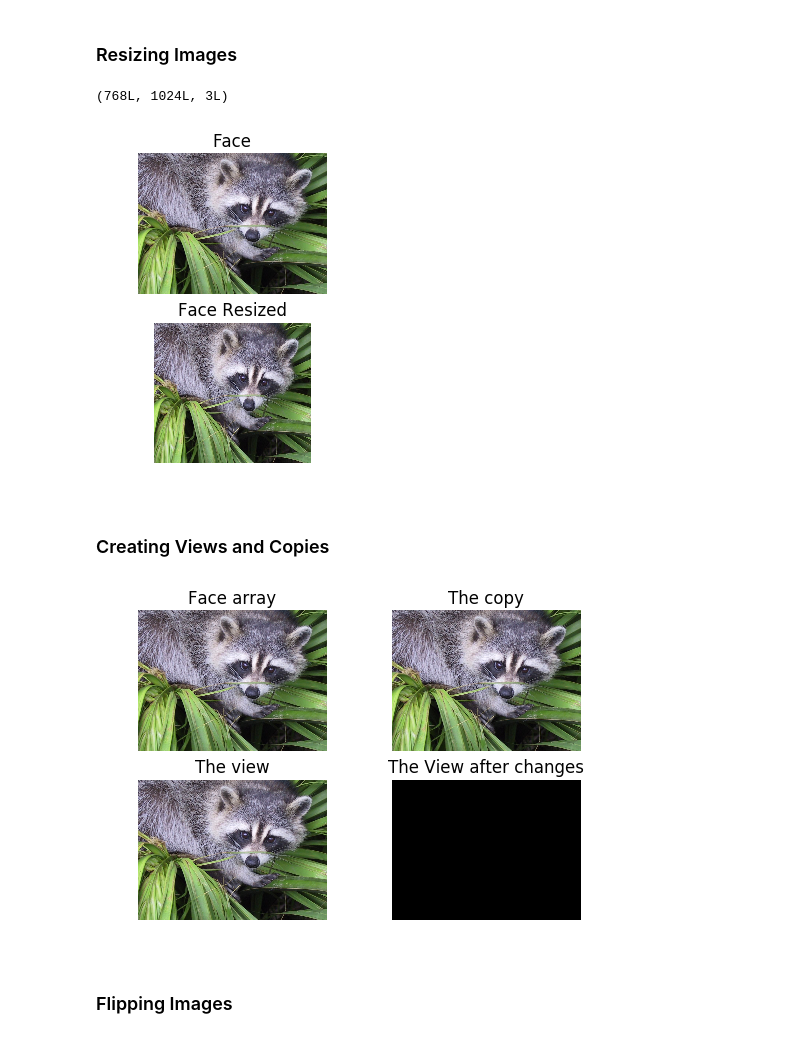
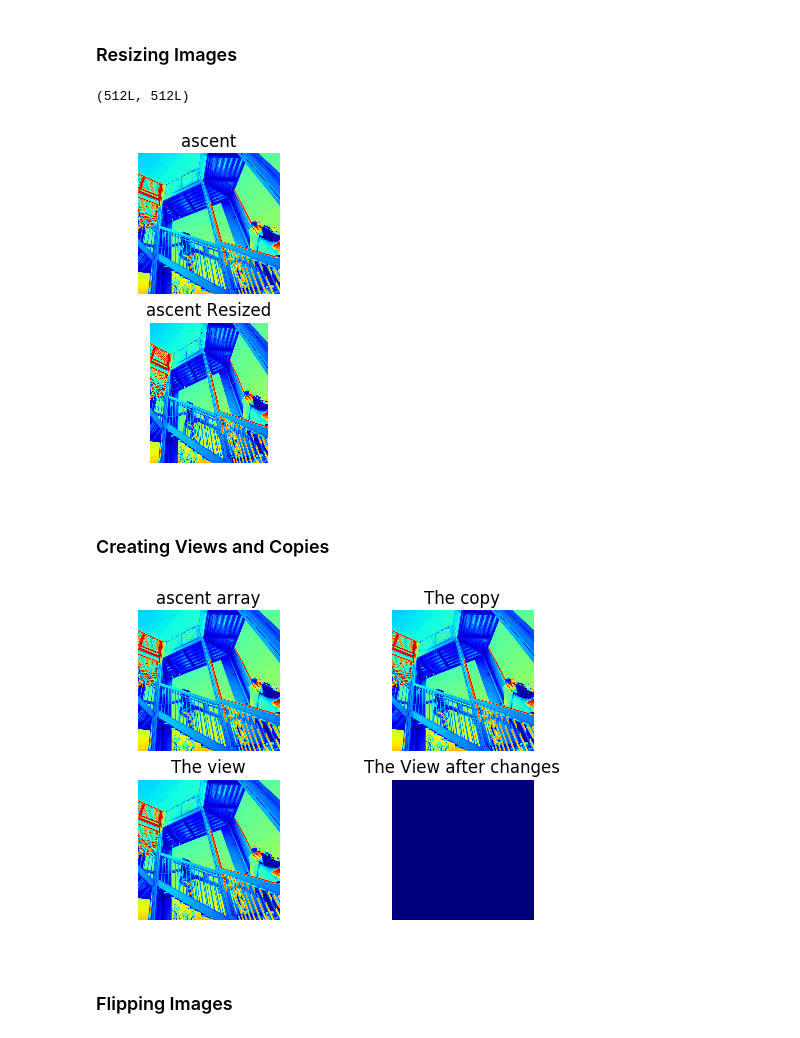
Before and after one commit to PiBingbin/Aggregatus, a Jupyter notebook: Miscellaneous/Numpy/chap02.ipynb, the cells around one changed output. Saved outputs shown, nothing was run; the diff lists cells and outputs as text; code cells hidden in the pictures.

Commit message:
Replaced face ( ) with ascent ( )

```diff
--- a/Miscellaneous/Numpy/chap02.ipynb
+++ b/Miscellaneous/Numpy/chap02.ipynb
@@ -8,41 +8,41 @@ Populating the interactive namespace from numpy and matplotlib
 # %% [markdown]
 ### Resizing Images
 # %%
-face = scipy.misc.face()
+ascent = scipy.misc.ascent()
 
-# Check the shape of the face array
-face.shape
+# Check the shape of the ascent array
+ascent.shape
 # %% [output]
-(768L, 1024L, 3L)
+(512L, 512L)
 # %%
 # Resize
-resized = face.repeat(6, axis=0).repeat(5, axis=1)
+resized = ascent.repeat(6, axis=0).repeat(5, axis=1)
 # %%
-# Plot the face image
+# Plot the ascent image
 plt.subplot(211)
-plt.title("Face")
+plt.title("ascent")
 plt.axis("off")
-plt.imshow(face)
+plt.imshow(ascent)
 
-# Plot the resized face image
+# Plot the resized ascent image
 plt.subplot(212)
-plt.title("Face Resized")
+plt.title("ascent Resized")
 plt.axis("off")
 plt.imshow(resized)
 plt.show()
 # %% [output]
-[figure, old version]
+[figure, new version]
 # %% [markdown]
 ### Creating Views and Copies
 # %%
-acopy = face.copy()
-aview = face.view()
+acopy = ascent.copy()
+aview = ascent.view()
 
-# Plot the face array
+# Plot the ascent array
 plt.subplot(221)
-plt.imshow(face)
+plt.imshow(ascent)
 plt.axis("off")
-plt.title("Face array")
+plt.title("ascent array")
 
 # Plot the copy
 plt.subplot(222)
@@ -65,7 +65,7 @@ plt.axis("off")
 plt.title("The View after changes")
 plt.show()
 # %% [output]
-[figure, old version]
+[figure, new version]
 # %% [markdown]
 ### Flipping Images
 # %%
```
Also changed, not shown: parts of 3 cells of this notebook.
